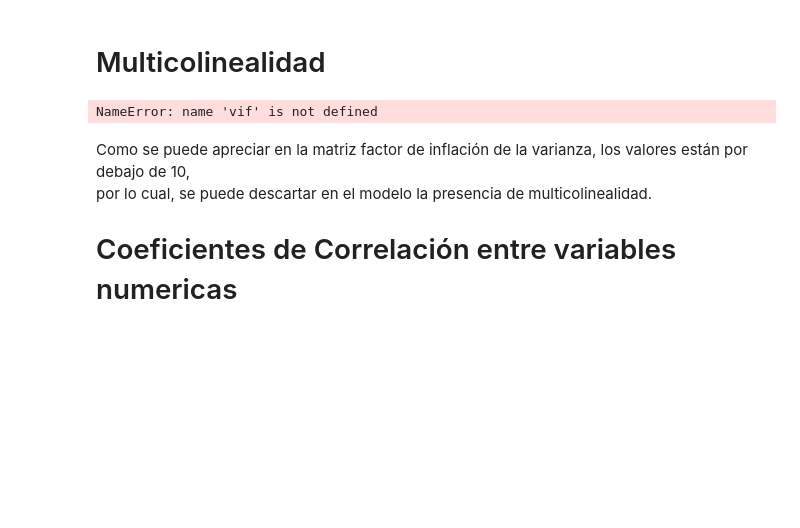
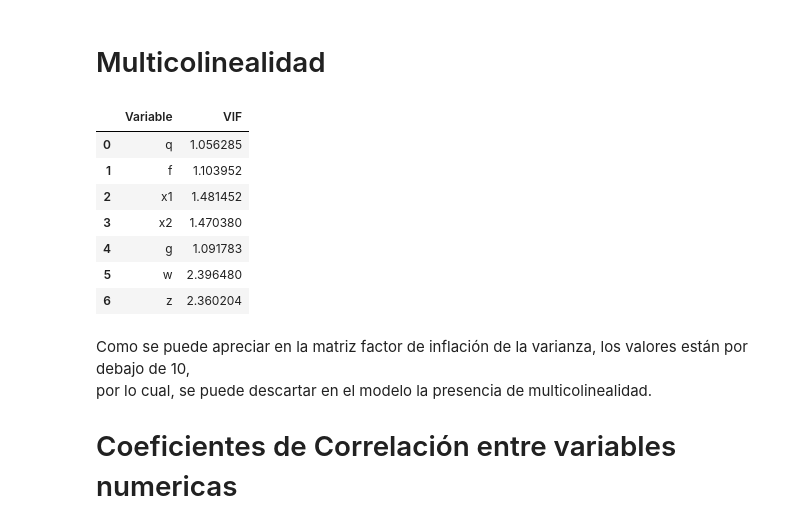
Before and after one commit to antoniomedina99/Tesis_Yopal_PEA_Statsmodels, a Jupyter notebook: Reporte.ipynb, the cells around one changed output. Cells and saved outputs as stored; diff of their text form; code cells hidden in the pictures; blank space fills up the shorter version.

```diff
--- a/Reporte.ipynb
+++ b/Reporte.ipynb
@@ -211,14 +211,21 @@ también tiene una distribución aproximadamente normal con media 𝑛 𝜇 y de
 # %% [markdown]
 # Multicolinealidad
 # %%
-# graficar vif
+vif = pd.DataFrame()
 vif["Variable"] = X.columns[1:]
 vif["VIF"] = [variance_inflation_factor(X.values, i) for i in range(1, X.shape[1])]
 
-# Imprimir los resultados del VIF
-print(vif)
+# Mostrar los resultados del VIF
+vif
 # %% [output]
-NameError: name 'vif' is not defined
+|  | Variable | VIF |
+| 0 | q | 1.056285 |
+| 1 | f | 1.103952 |
+| 2 | x1 | 1.481452 |
+| 3 | x2 | 1.470380 |
+| 4 | g | 1.091783 |
+| 5 | w | 2.396480 |
+| 6 | z | 2.360204 |
 # %% [markdown]
 Como se puede apreciar en la matriz factor de inflación de la varianza, los valores están por debajo de 10,<br>
 por lo cual, se puede descartar en el modelo la presencia de multicolinealidad.
```
Also changed, not shown: parts of 4 cells of this notebook.
